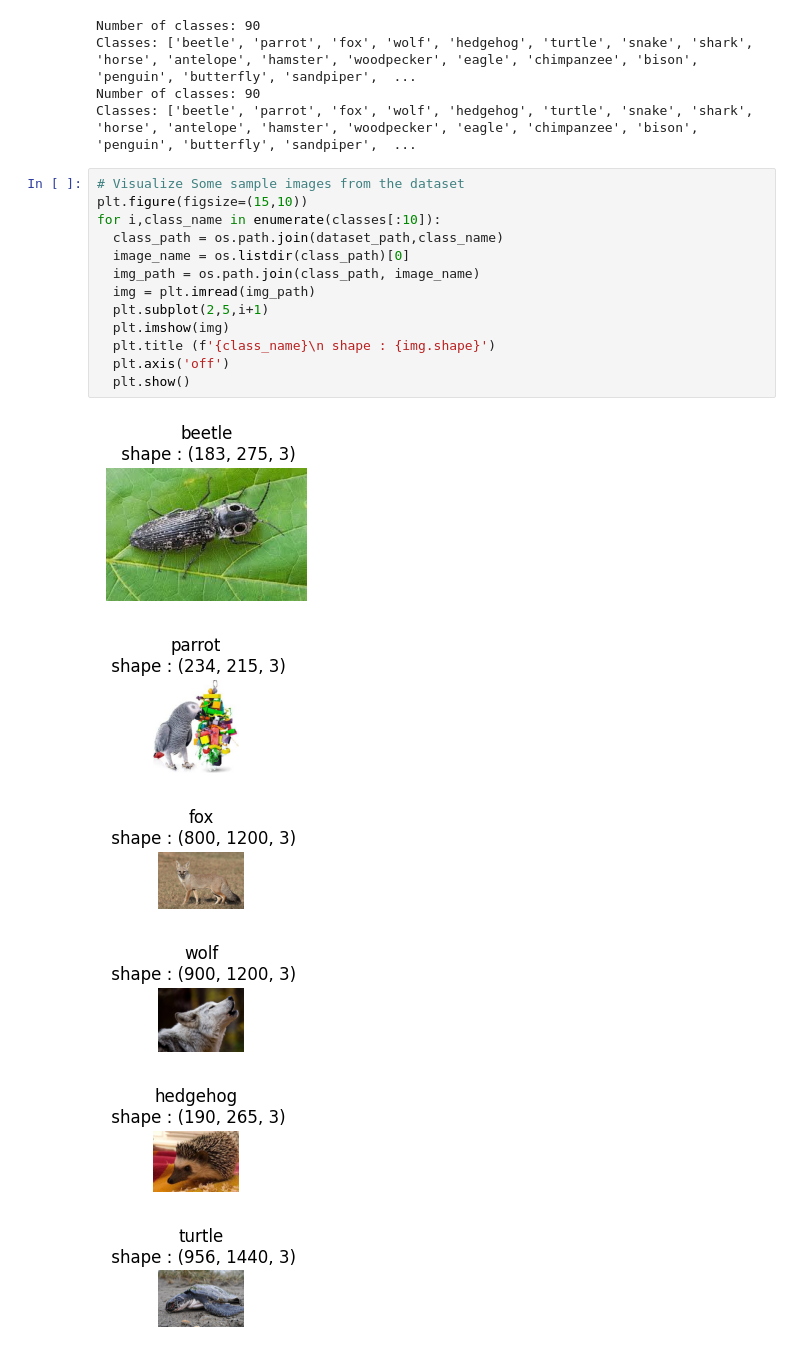
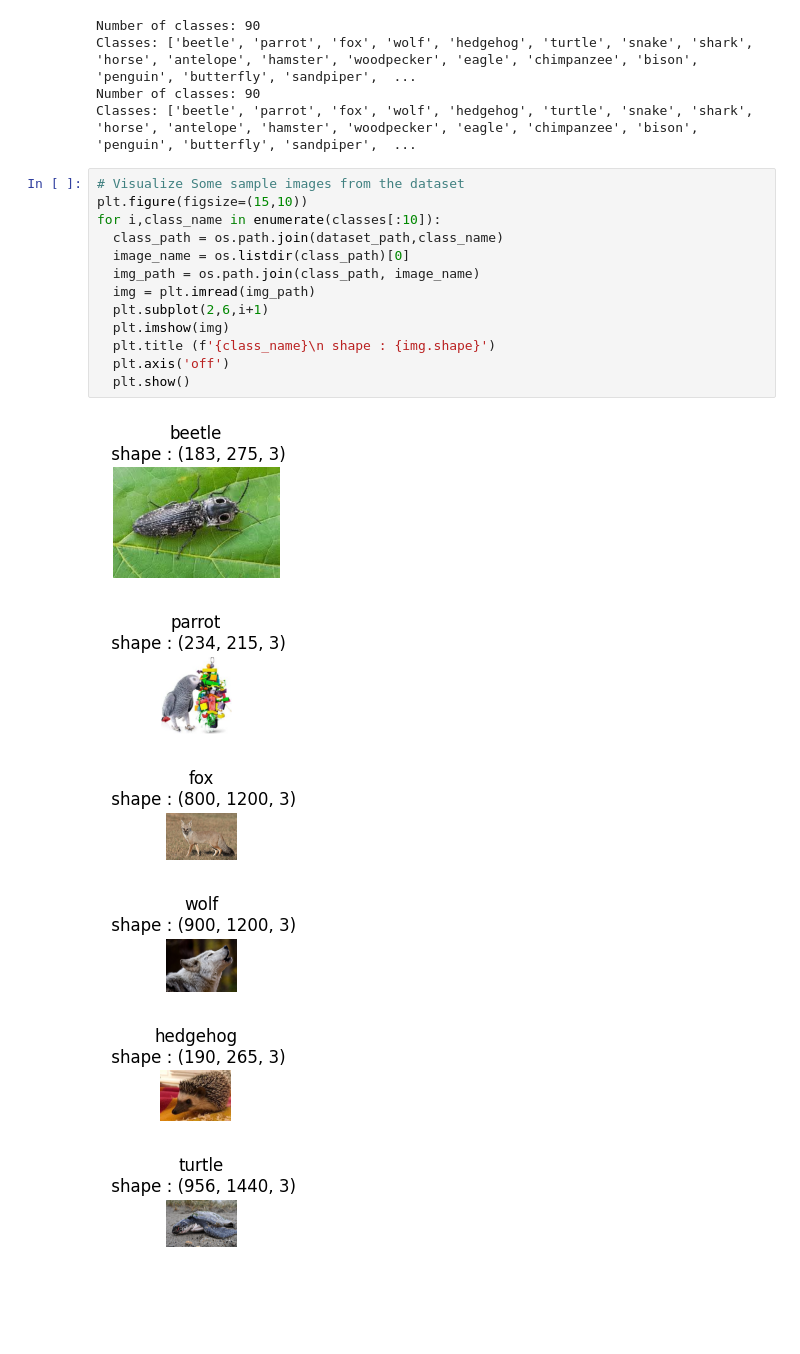
Before and after one commit to Harshu9595/MultiClass-Animal-Clssification, a Jupyter notebook: Multi_Class_Animal_Classification.ipynb, the cells around one changed output. Cells and saved outputs as stored; diff of their text form; blank space fills up the shorter version.

```diff
--- a/Multi_Class_Animal_Classification.ipynb
+++ b/Multi_Class_Animal_Classification.ipynb
@@ -59,20 +59,20 @@ Classes: ['beetle', 'parrot', 'fox', 'wolf', 'hedgehog', 'turtle', 'snake', 'sha
 # %%
 # Visualize Some sample images from the dataset
 plt.figure(figsize=(15,10))
 for i,class_name in enumerate(classes[:10]):
   class_path = os.path.join(dataset_path,class_name)
   image_name = os.listdir(class_path)[0]
   img_path = os.path.join(class_path, image_name)
   img = plt.imread(img_path)
-  plt.subplot(2,5,i+1)
+  plt.subplot(2,6,i+1)
   plt.imshow(img)
   plt.title (f'{class_name}\n shape : {img.shape}')
   plt.axis('off')
   plt.show()
 # %% [output]
-[figure, old version]
+[figure, new version]
-[figure, old version]
+[figure, new version]
-[figure, old version]
+[figure, new version]
-[figure, old version]
+[figure, new version]
-[figure, old version]
+[figure, new version]
-[figure, old version]
+[figure, new version]
```
Also changed, not shown: parts of 1 cell of this notebook.
